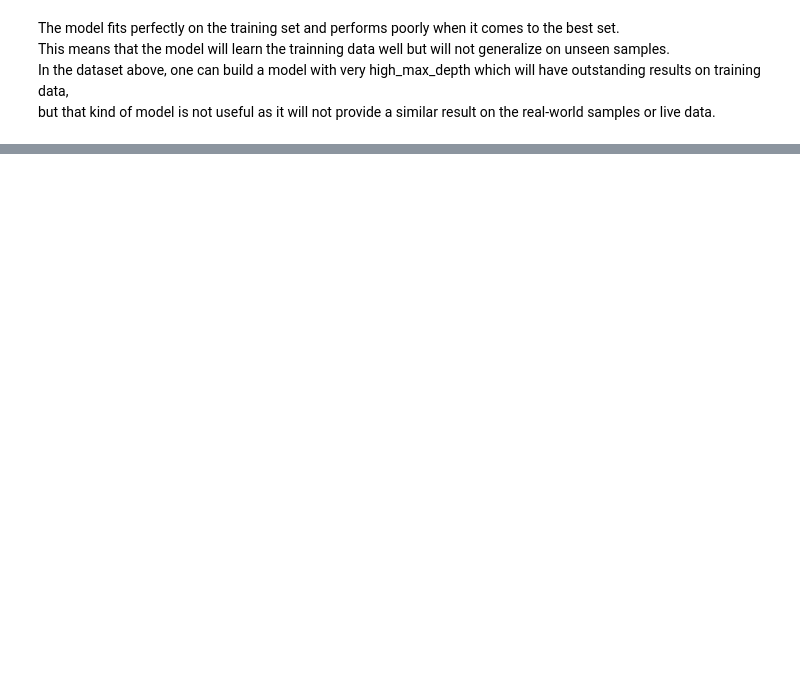
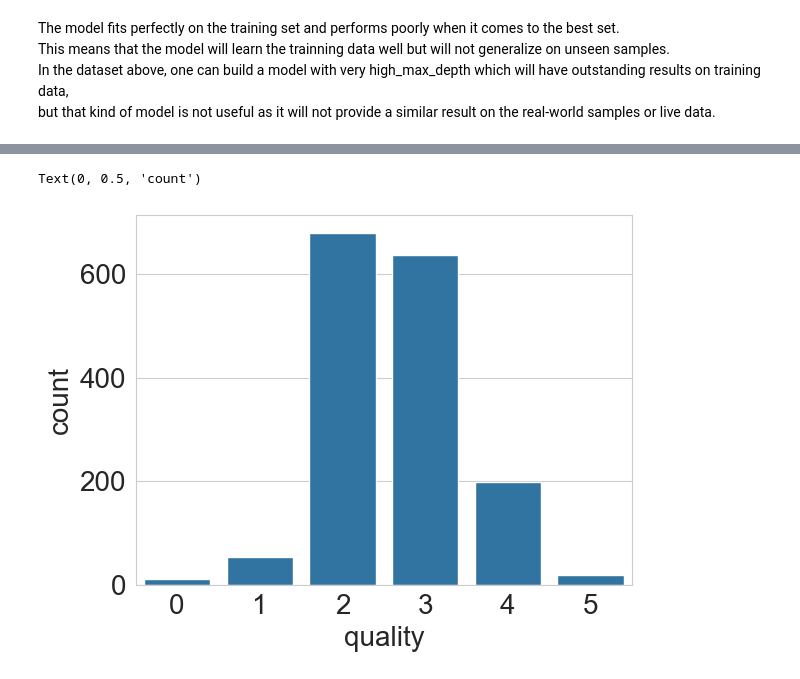
Before and after one commit to Qualia0503/ML_Review, a Jupyter notebook: 05_AAAMLP.ipynb, the cells around one changed output, grey strips where cells are left out. Cells and saved outputs as stored; diff of their text form; code cells hidden in the pictures; blank space fills up the shorter version.

```diff
--- a/05_AAAMLP.ipynb
+++ b/05_AAAMLP.ipynb
@@ -342,0 +408,7 @@ but that kind of model is not useful as it will not provide a similar result on
+# %%
+b = sns.countplot(x='quality', data=df)
+b.set_xlabel("quality", fontsize=20)
+b.set_ylabel("count", fontsize=20)
+# %% [output]
+Text(0, 0.5, 'count')
+[figure, added]
```
Also changed, not shown: parts of 9 cells of this notebook.
